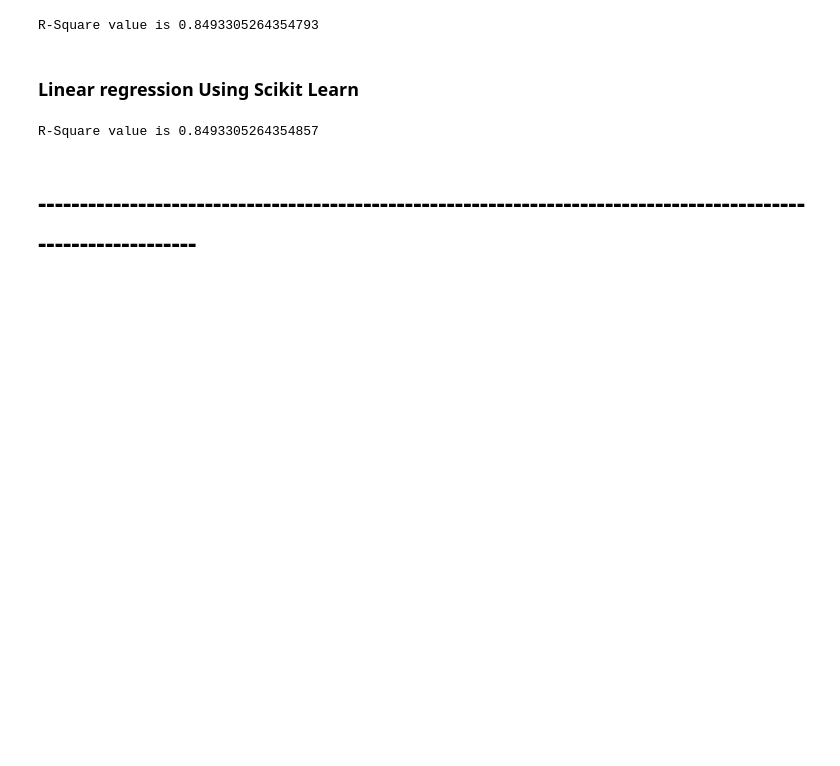
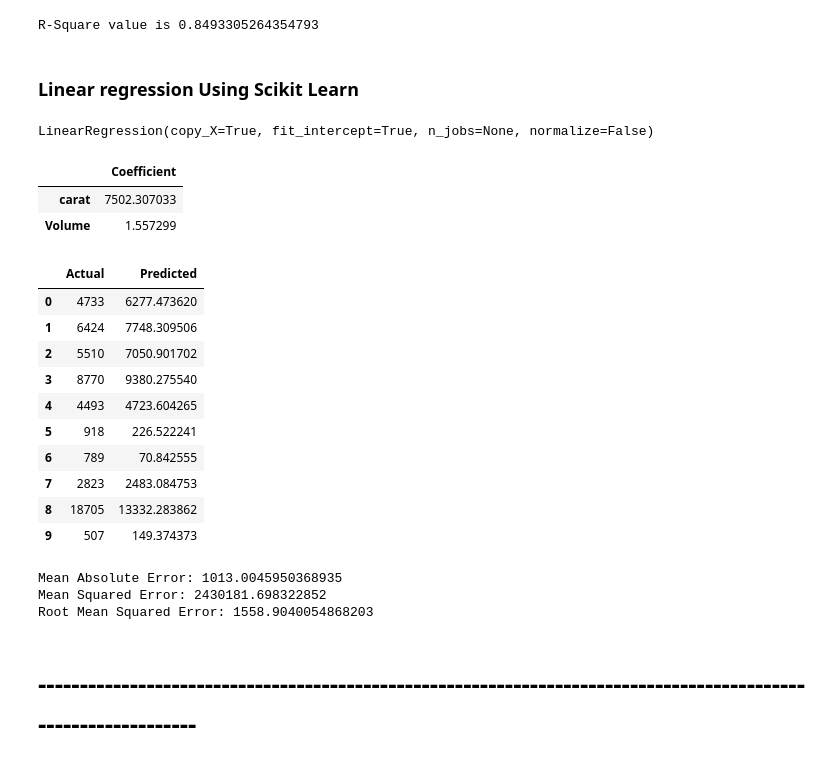
Before and after one commit to zee-bit/Python-for-Data-Science, a Jupyter notebook: ML Projects/Diamonds Dataset/Machine Learning First Project (Diamonds).ipynb, the cells around one changed output. Saved outputs shown, nothing was run; the diff lists cells and outputs as text; code cells hidden in the pictures; blank space fills up the shorter version.

```diff
--- a/ML Projects/Diamonds Dataset/Machine Learning First Project (Diamonds).ipynb
+++ b/ML Projects/Diamonds Dataset/Machine Learning First Project (Diamonds).ipynb
@@ -219,22 +219,24 @@ R-Square value is 0.8493305264354793
 # APPLYING LINEAR REGRESSION USING SCIKIT LEARN FOR CARAT VS PRICE
 from sklearn.linear_model import LinearRegression
 from sklearn.metrics import mean_squared_error
+from sklearn.model_selection import train_test_split
+from sklearn import metrics
 
 #Cannot use Rank 1 matrix in sklearn
-X=X.reshape(n,1)
+# X=X.reshape(n,1)
 
-#Creating model
-reg=LinearRegression()
+# #Creating model
+# reg=LinearRegression()
 
-#Fitting training data
-reg=reg.fit(X,Y)
+# #Fitting training data
+# reg=reg.fit(X,Y)
 
-#Y Prediction
-Y_pred=reg.predict(X)
+# #Y Prediction
+# Y_pred=reg.predict(X)
 
-#Calculating R2 Score
-r2_score=reg.score(X,Y)
+# #Calculating R2 Score
+# r2_score=reg.score(X,Y)
 
-print("R-Square value is",r2_score)
+# print("R-Square value is",r2_score)
+x=df[['carat','Volume']].values
+y=df['price'].values
-# %% [output]
-R-Square value is 0.8493305264354857
@@ -241,7 +245,41 @@ R-Square value is 0.8493305264354857
+# %%
+x_train, x_test, y_train, y_test = train_test_split(x, y, test_size=0.5, random_state=0)
+# %%
+reg.fit(x_train,y_train)
+# %% [output]
+LinearRegression(copy_X=True, fit_intercept=True, n_jobs=None, normalize=False)
+# %%
+coeff_df=pd.DataFrame(reg.coef_, ['carat','Volume'], columns=['Coefficient'])
+coeff_df
+# %% [output]
+|  | Coefficient |
+| carat | 7502.307033 |
+| Volume | 1.557299 |
+# %%
+y_pred=reg.predict(x_test)
+# %%
+check=pd.DataFrame({'Actual': y_test, 'Predicted': y_pred})
+check.head(10)
+# %% [output]
+|  | Actual | Predicted |
+| 0 | 4733 | 6277.473620 |
+| 1 | 6424 | 7748.309506 |
+| 2 | 5510 | 7050.901702 |
+| 3 | 8770 | 9380.275540 |
+| 4 | 4493 | 4723.604265 |
+| 5 | 918 | 226.522241 |
+| 6 | 789 | 70.842555 |
+| 7 | 2823 | 2483.084753 |
+| 8 | 18705 | 13332.283862 |
+| 9 | 507 | 149.374373 |
 # %%
 print('Mean Absolute Error:', metrics.mean_absolute_error(y_test, y_pred))
 print('Mean Squared Error:', metrics.mean_squared_error(y_test, y_pred))
 print('Root Mean Squared Error:', np.sqrt(metrics.mean_squared_error(y_test, y_pred)))
+# %% [output]
+Mean Absolute Error: 1013.0045950368935
+Mean Squared Error: 2430181.698322852
+Root Mean Squared Error: 1558.9040054868203
 # %% [markdown]
 # ---------------------------------------------------------------------------------------------------------------
 # %% [markdown]
```
Also changed, not shown: parts of 9 cells of this notebook, 1 other file.
